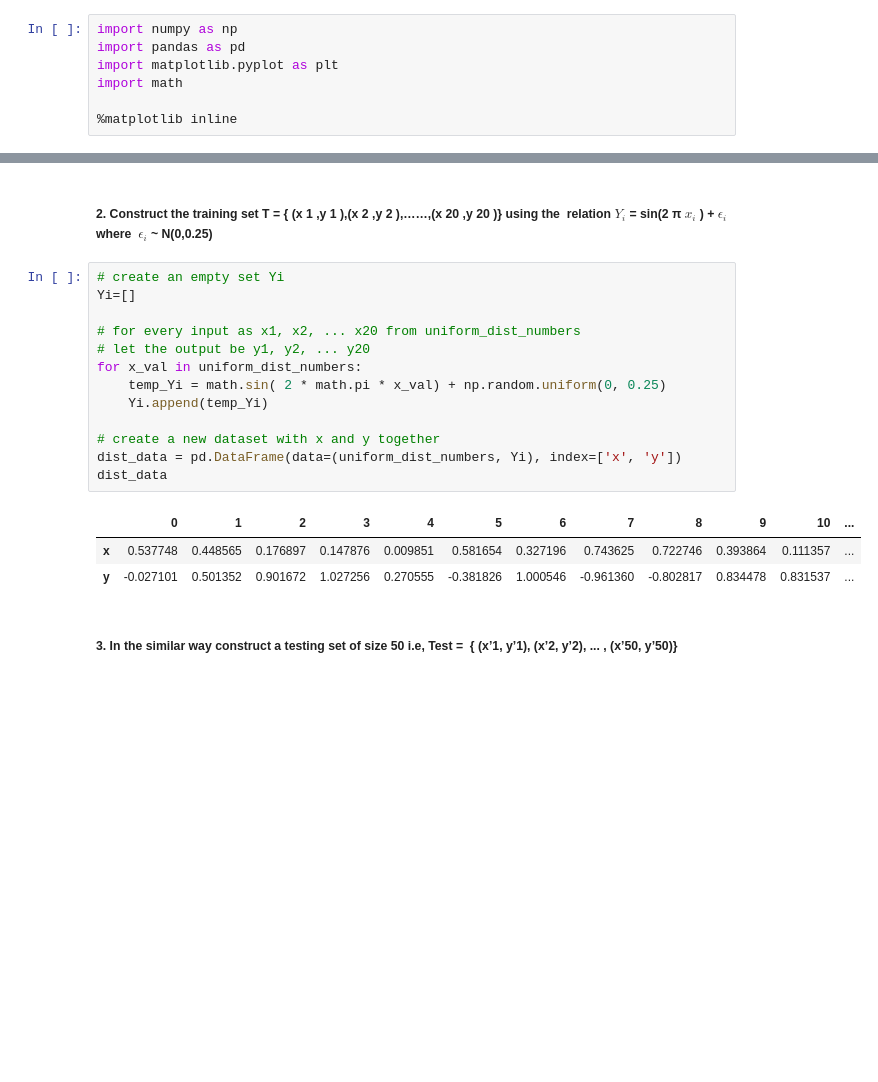
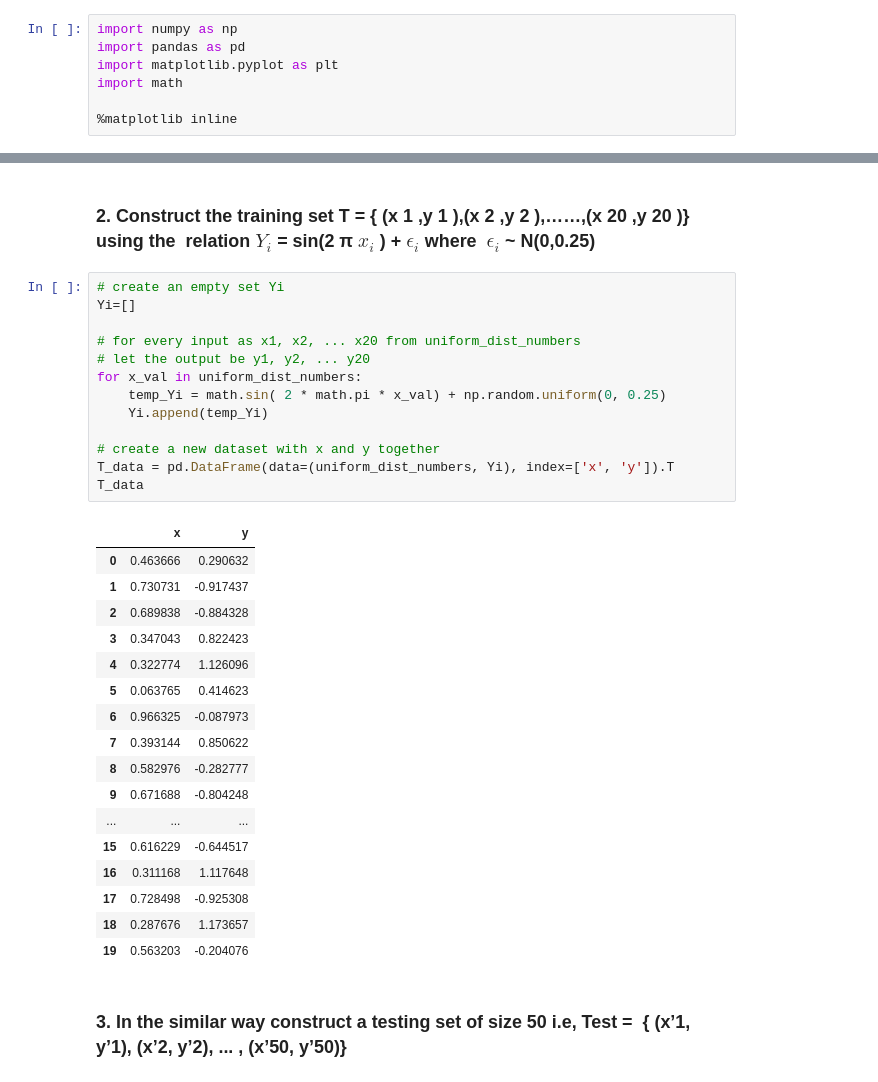
Before and after one commit to Rohanjos97/machine-learning-assignments, a Jupyter notebook: Assignment1.ipynb, the cells around one changed output, grey strips where cells are left out. Drawn from its saved outputs; the diff is of its cells as text; blank space fills up the shorter version.

```diff
--- a/Assignment1.ipynb
+++ b/Assignment1.ipynb
@@ -19,24 +21,38 @@ print(f'20 Real numbers between [0,1] Uniformly distributed: \n{uniform_dist_num
 # %% [markdown]
-##### 2. Construct the training set T = { (x 1 ,y 1 ),(x 2 ,y 2 ),……,(x 20 ,y 20 )} using the  relation $Y_{i}$ = sin(2 π $x_{i}$ ) + $ϵ_{i}$ where  $ϵ_{i}$  ~ N(0,0.25)
+### 2. Construct the training set T = { (x 1 ,y 1 ),(x 2 ,y 2 ),……,(x 20 ,y 20 )} using the  relation $Y_{i}$ = sin(2 π $x_{i}$ ) + $ϵ_{i}$ where  $ϵ_{i}$  ~ N(0,0.25)
 # %%
 # create an empty set Yi
 Yi=[]
 
 # for every input as x1, x2, ... x20 from uniform_dist_numbers
 # let the output be y1, y2, ... y20
 for x_val in uniform_dist_numbers:
     temp_Yi = math.sin( 2 * math.pi * x_val) + np.random.uniform(0, 0.25)
     Yi.append(temp_Yi)
 
 # create a new dataset with x and y together
-dist_data = pd.DataFrame(data=(uniform_dist_numbers, Yi), index=['x', 'y'])
-dist_data
+T_data = pd.DataFrame(data=(uniform_dist_numbers, Yi), index=['x', 'y']).T
+T_data
 # %% [output]
-|  | 0 | 1 | 2 | 3 | 4 | 5 | 6 | 7 | 8 | 9 | 10 | ... |
-| x | 0.537748 | 0.448565 | 0.176897 | 0.147876 | 0.009851 | 0.581654 | 0.327196 | 0.743625 | 0.722746 | 0.393864 | 0.111357 | ... |
-| y | -0.027101 | 0.501352 | 0.901672 | 1.027256 | 0.270555 | -0.381826 | 1.000546 | -0.961360 | -0.802817 | 0.834478 | 0.831537 | ... |
+|  | x | y |
+| 0 | 0.463666 | 0.290632 |
+| 1 | 0.730731 | -0.917437 |
+| 2 | 0.689838 | -0.884328 |
+| 3 | 0.347043 | 0.822423 |
+| 4 | 0.322774 | 1.126096 |
+| 5 | 0.063765 | 0.414623 |
+| 6 | 0.966325 | -0.087973 |
+| 7 | 0.393144 | 0.850622 |
+| 8 | 0.582976 | -0.282777 |
+| 9 | 0.671688 | -0.804248 |
+| ... | ... | ... |
+| 15 | 0.616229 | -0.644517 |
+| 16 | 0.311168 | 1.117648 |
+| 17 | 0.728498 | -0.925308 |
+| 18 | 0.287676 | 1.173657 |
+| 19 | 0.563203 | -0.204076 |
 # %% [markdown]
-##### 3. In the similar way construct a testing set of size 50 i.e, Test =  { (x’1, y’1), (x’2, y’2), ... , (x’50, y’50)}
+### 3. In the similar way construct a testing set of size 50 i.e, Test =  { (x’1, y’1), (x’2, y’2), ... , (x’50, y’50)}
 # %%
 test_uniform_dist = np.random.uniform(size=50)
 
```
Also changed, not shown: parts of 63 cells of this notebook.
